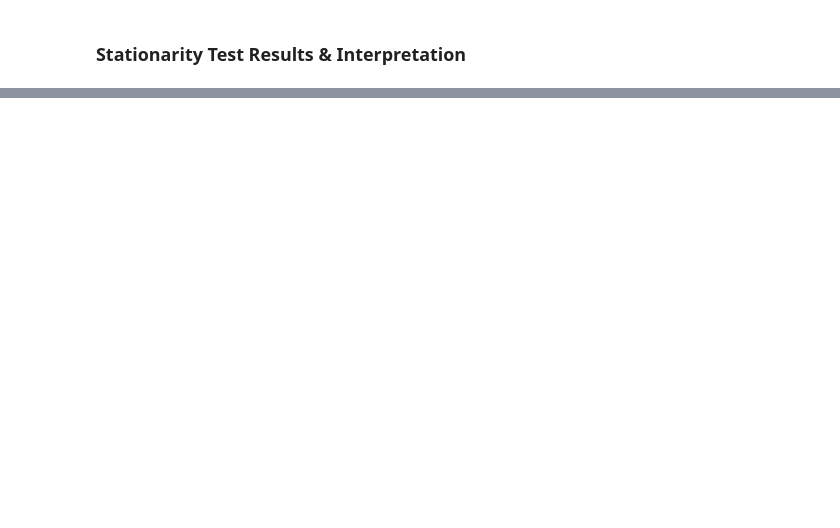
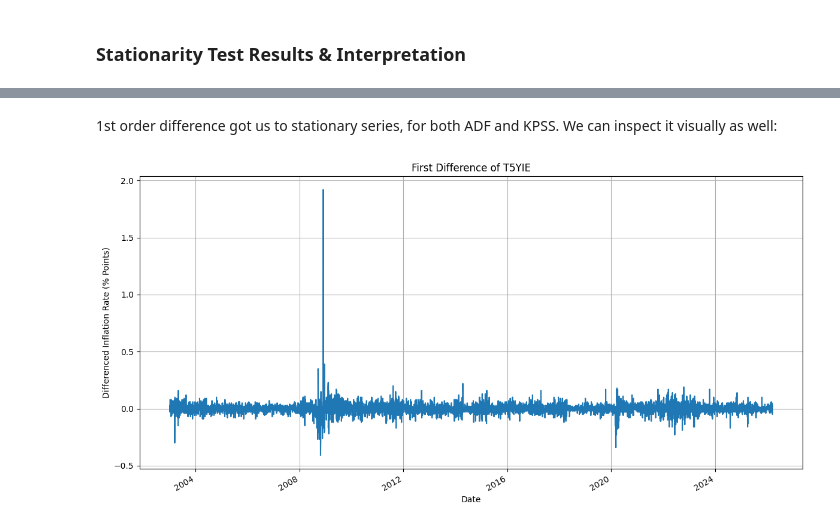
Before and after one commit to EladBenjo/fomc-forecasting, a Jupyter notebook: notebooks/T5YIE_ts_analysis.ipynb, the cells around one changed output, grey strips where cells are left out. Cells and saved outputs as stored; diff of their text form; code cells hidden in the pictures; blank space fills up the shorter version.

```diff
--- a/notebooks/T5YIE_ts_analysis.ipynb
+++ b/notebooks/T5YIE_ts_analysis.ipynb
@@ -292,0 +468,10 @@ Proposed action: Apply first-differencing rather than polynomial detrending. The
+# %% [markdown]
+1st order difference got us to stationary series, for both ADF and KPSS. We can inspect it visually as well:
+# %%
+plt.figure(figsize=(12, 6))
+test_series_diff.plot(title='First Difference of T5YIE', xlabel='Date', ylabel='Differenced Inflation Rate (% Points)')
+plt.grid(True)
+plt.tight_layout()
+plt.show()
+# %% [output]
+[figure, added]
```
Also changed, not shown: parts of 17 cells of this notebook.
